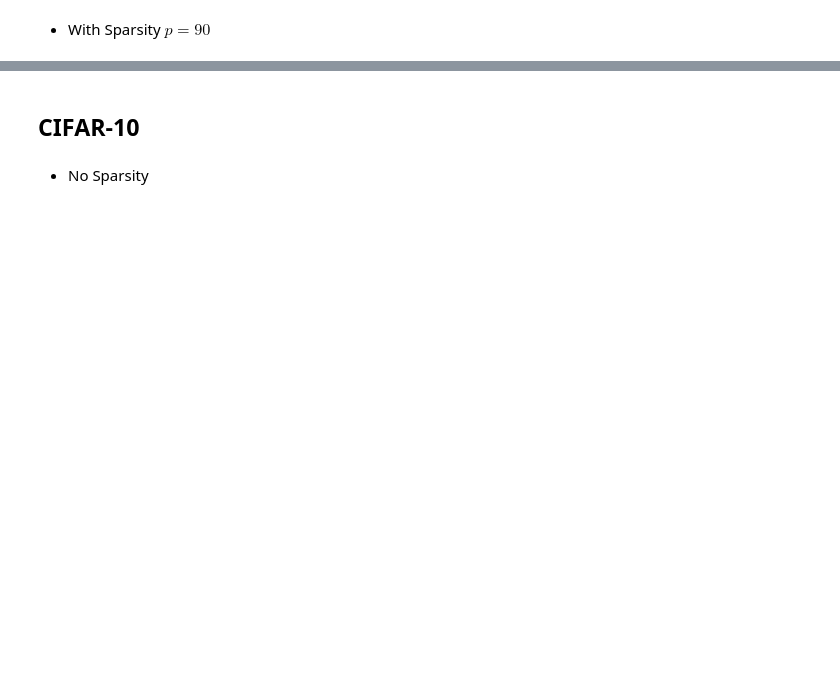
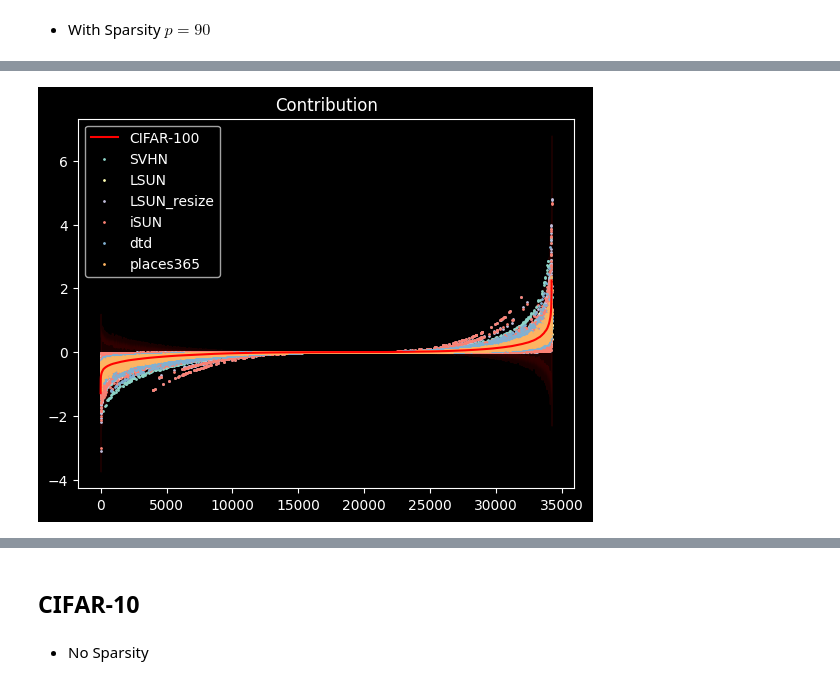
Before and after one commit to wizardbc/dice, a Jupyter notebook: DICE_CIFAR.ipynb, the cells around one changed output, grey strips where cells are left out. Cells and saved outputs as stored; diff of their text form; code cells hidden in the pictures; blank space fills up the shorter version.

```diff
--- a/DICE_CIFAR.ipynb
+++ b/DICE_CIFAR.ipynb
@@ -88,0 +195,29 @@ model.set_dice_(avg_features.to(device), p=90)
+# %%
+weight = extractor.fc.weight.data.cpu()
+contrib = id_avg * weight
+thresh = np.percentile(contrib, 90)
+mask = contrib > thresh
+extractor.fc.weight.data = (mask * weight).to(device)
+# %%
+id_avg = (id_avg * weight).flatten()
+id_std = (id_std * weight).flatten()
+idx = id_avg.argsort()
+
+plt.title('Contribution')
+plt.plot(range(len(idx)), id_avg[idx], color='red', label='CIFAR-100')
+plt.fill_between(
+  range(len(idx)),
+  id_avg[idx] - 2*id_std[idx],
+  id_avg[idx] + 2*id_std[idx],
+  color='red', alpha=.1
+)
+
+for k, (avg, std) in ood_features.items():
+  avg, std = (avg * weight).flatten(), (std * weight).flatten()
+  plt.scatter(range(len(idx)), avg[idx], s=1, label=k)
+  # plt.fill_between(range(len(idx)), avg[idx] - 2*std[idx], avg[idx] + 2*std[idx], alpha=.1)
+
+plt.legend()
+plt.show()
+# %% [output]
+[figure, added]
```
Also changed, not shown: parts of 32 cells of this notebook, 4 other files.
